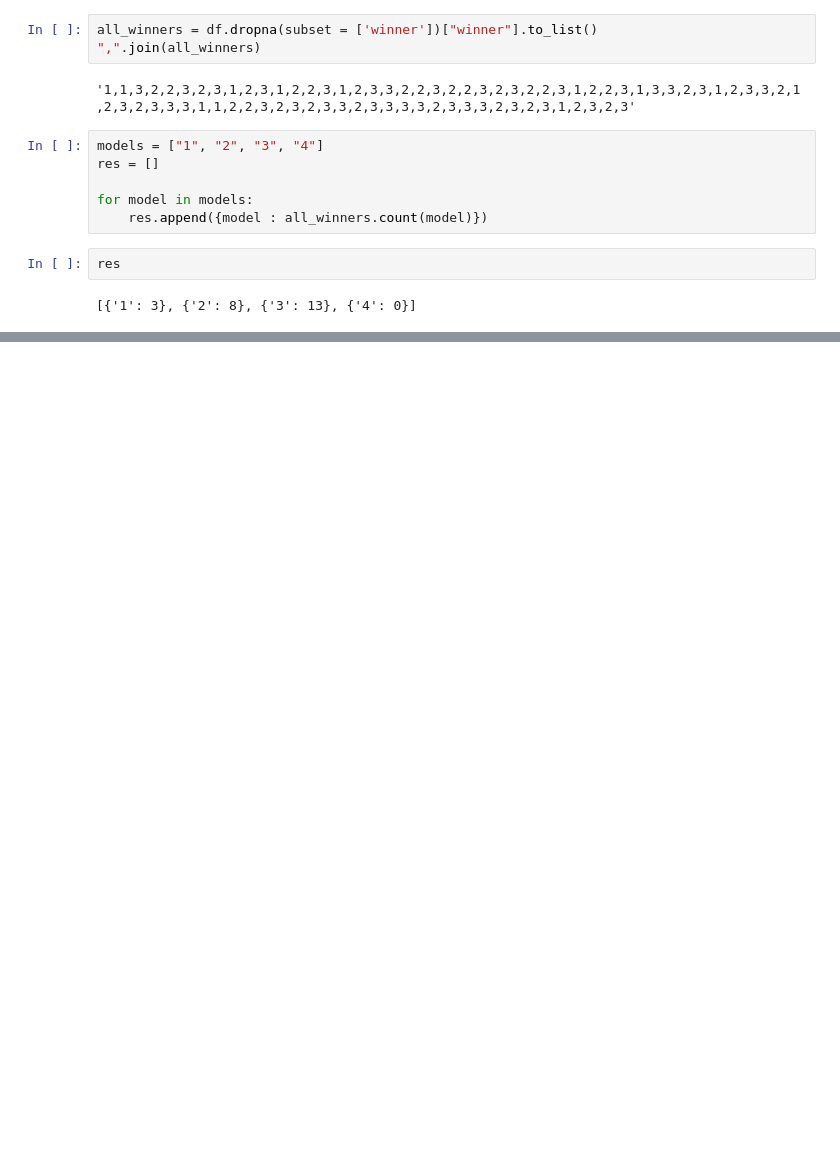
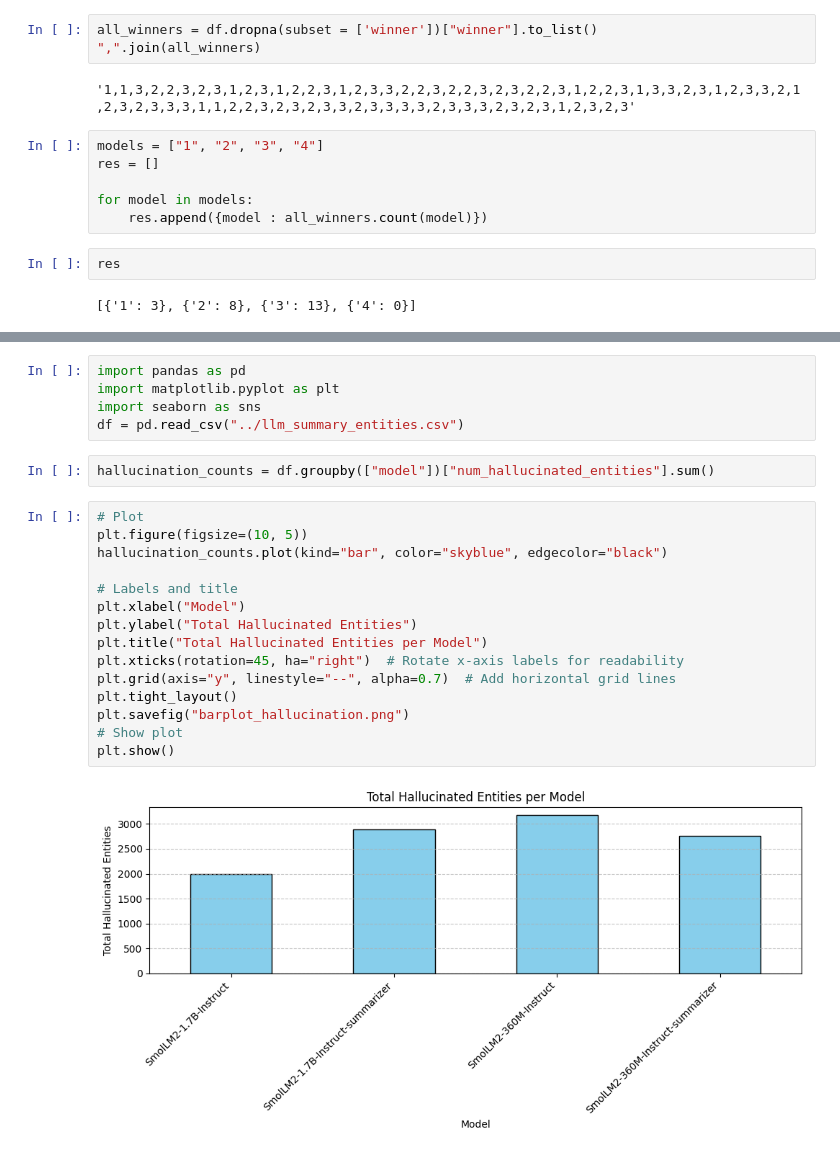
Before and after one commit to KasperGroesLudvigsen/summarizer_llm, a Jupyter notebook: evaluation/analyse_human_eval.ipynb, the cells around one changed output, grey strips where cells are left out. Saved outputs shown, nothing was run; the diff lists cells and outputs as text; blank space fills up the shorter version.

```diff
--- a/evaluation/analyse_human_eval.ipynb
+++ b/evaluation/analyse_human_eval.ipynb
@@ -61,0 +66,24 @@ plt.show()
+# %%
+import pandas as pd
+import matplotlib.pyplot as plt
+import seaborn as sns
+df = pd.read_csv("../llm_summary_entities.csv")
+# %%
+hallucination_counts = df.groupby(["model"])["num_hallucinated_entities"].sum()
+# %%
+# Plot
+plt.figure(figsize=(10, 5))
+hallucination_counts.plot(kind="bar", color="skyblue", edgecolor="black")
+
+# Labels and title
+plt.xlabel("Model")
+plt.ylabel("Total Hallucinated Entities")
+plt.title("Total Hallucinated Entities per Model")
+plt.xticks(rotation=45, ha="right")  # Rotate x-axis labels for readability
+plt.grid(axis="y", linestyle="--", alpha=0.7)  # Add horizontal grid lines
+plt.tight_layout()
+plt.savefig("barplot_hallucination.png")
+# Show plot
+plt.show()
+# %% [output]
+[figure, added]
```
Also changed, not shown: parts of 4 cells of this notebook, 18 other files.
